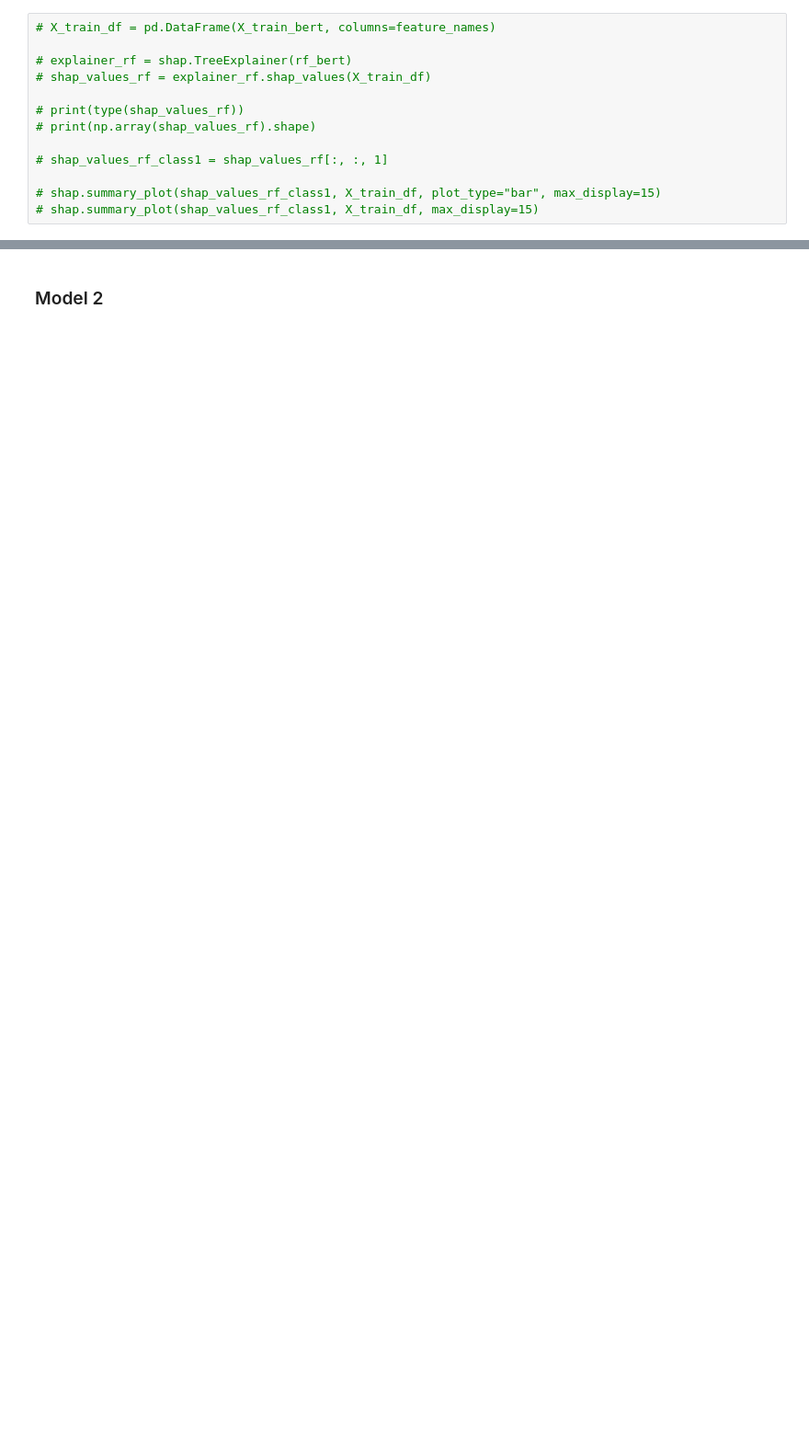
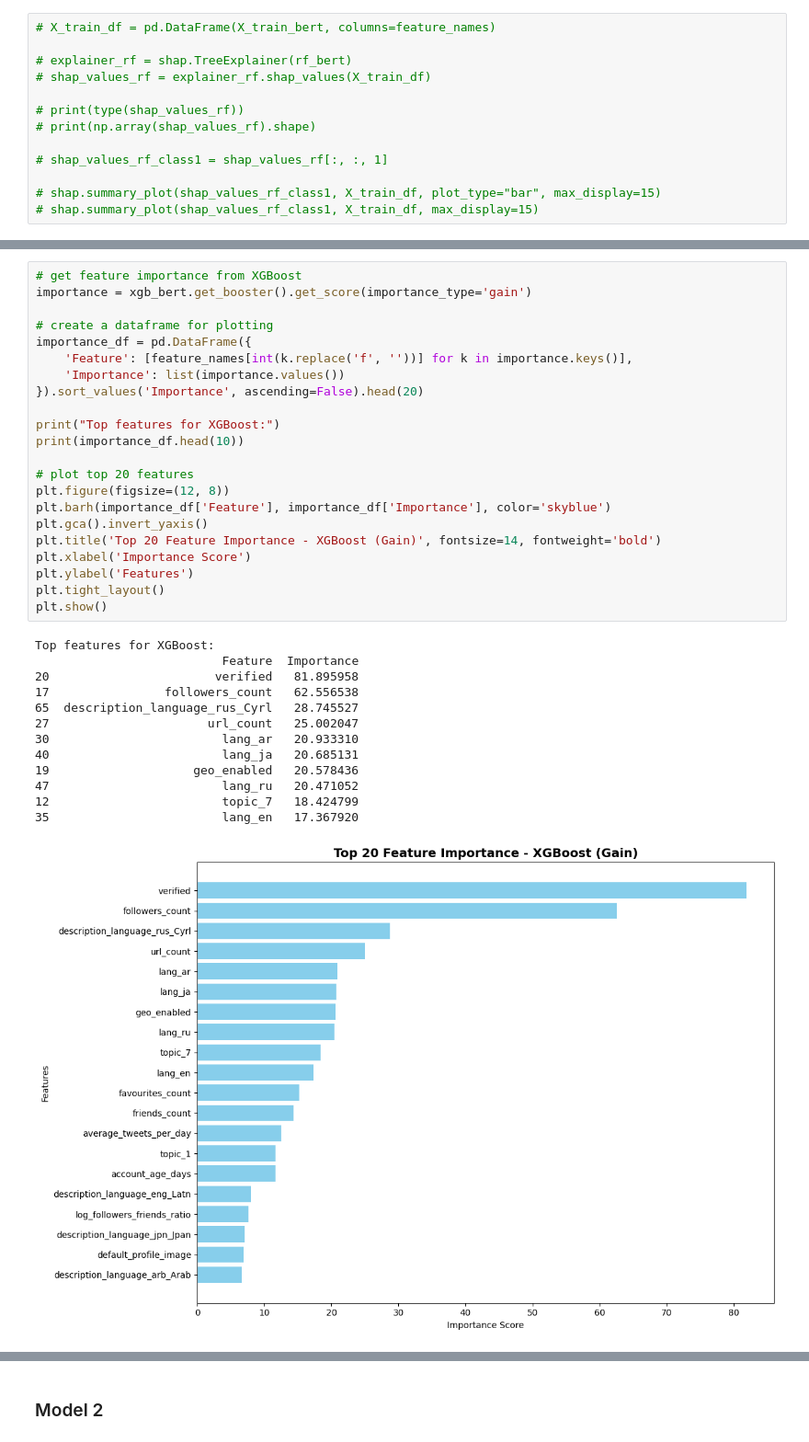
Before and after one commit to celneo7/DSA4263-Project-Twitter-Bots, a Jupyter notebook: Models.ipynb, the cells around one changed output, grey strips where cells are left out. Shown at 92% size. Drawn from its saved outputs; the diff is of its cells as text; blank space fills up the shorter version.

Commit message:
Added XGB to main models notebook, added reference xgboost notebook

```diff
--- a/Models.ipynb
+++ b/Models.ipynb
@@ -674,0 +728,36 @@ Top features for Random Forest:
+# %%
+# get feature importance from XGBoost
+importance = xgb_bert.get_booster().get_score(importance_type='gain')
+
+# create a dataframe for plotting
+importance_df = pd.DataFrame({
+    'Feature': [feature_names[int(k.replace('f', ''))] for k in importance.keys()],
+    'Importance': list(importance.values())
+}).sort_values('Importance', ascending=False).head(20)
+
+print("Top features for XGBoost:")
+print(importance_df.head(10))
+
+# plot top 20 features
+plt.figure(figsize=(12, 8))
+plt.barh(importance_df['Feature'], importance_df['Importance'], color='skyblue')
+plt.gca().invert_yaxis()
+plt.title('Top 20 Feature Importance - XGBoost (Gain)', fontsize=14, fontweight='bold')
+plt.xlabel('Importance Score')
+plt.ylabel('Features')
+plt.tight_layout()
+plt.show()
+# %% [output]
+Top features for XGBoost:
+                          Feature  Importance
+20                       verified   81.895958
+17                followers_count   62.556538
+65  description_language_rus_Cyrl   28.745527
+27                      url_count   25.002047
+30                        lang_ar   20.933310
+40                        lang_ja   20.685131
+19                    geo_enabled   20.578436
+47                        lang_ru   20.471052
+12                        topic_7   18.424799
+35                        lang_en   17.367920
+[figure, added]
```
Also changed, not shown: parts of 21 cells of this notebook, 1 other file.
